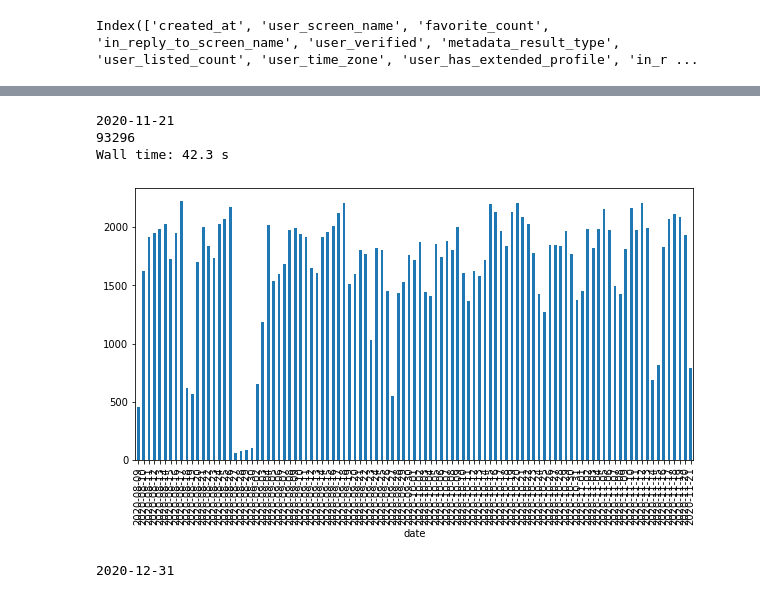
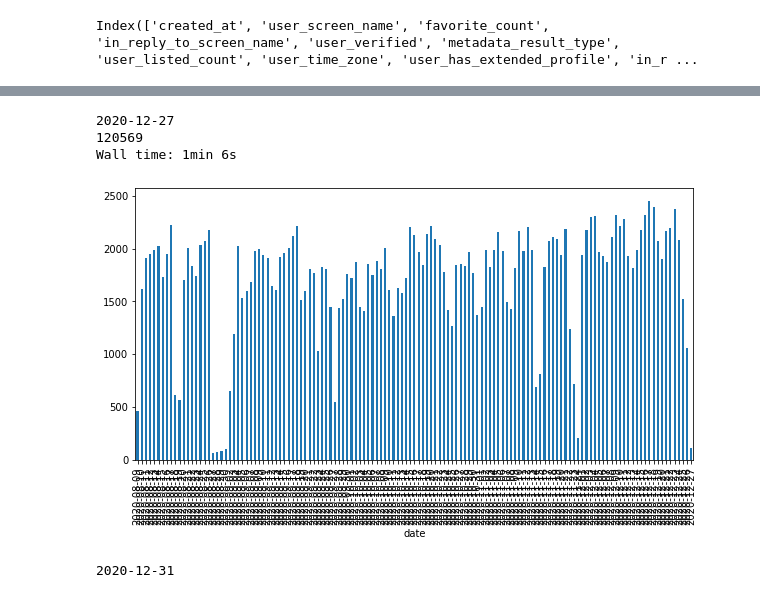
Before and after one commit to fletch22/alpha_media_signal, a Jupyter notebook: ams/notebooks/twitter/4-twitter_ml.ipynb, the cells around one changed output, grey strips where cells are left out. Cells and saved outputs as stored; diff of their text form; code cells hidden in the pictures.

```diff
--- a/ams/notebooks/twitter/4-twitter_ml.ipynb
+++ b/ams/notebooks/twitter/4-twitter_ml.ipynb
@@ -38,7 +38,7 @@ twitter_folder = 'twitter'
 
 tr_file_path = Path(constants.TWITTER_OUTPUT_RAW_PATH, "tip_ranked", "main", "tip_rank_2020-12-14_22-48-27-354.17.parquet")
 
-learning_prep_dir = Path(constants.DATA_PATH, twitter_folder, "learning_prep_drop", "lpd_2020-12-06_14-00-19-584.44")
+learning_prep_dir = Path(constants.DATA_PATH, twitter_folder, "great_reduction", "main")
 # learning_prep_dir = Path(constants.DATA_PATH, twitter_folder, "learning_prep_drop", "lpd")
 
 file_paths = file_services.list_files(parent_path=learning_prep_dir, ends_with=".parquet", use_dir_recursion=True)
@@ -76,17 +46,11 @@ Wall time: 0 ns
 %%time
 
 all_dfs = []
-
 for f in file_paths:
     df = pd.read_parquet(f)
-
-    df_reduced = group_and_reduce(df=df)
-#     df = df.sample(frac=fraction)
-    all_dfs.append(df_reduced)
-
+    all_dfs.append(df)
 
 df_twitter_raw = pd.concat(all_dfs, axis=0)
-df_twitter_raw = group_and_reduce(df=df_twitter_raw)
 
 max_date = df_twitter_raw["date"].max()
 print(f"Max date: {max_date}")
@@ -123,27 +88,27 @@ Wall time: 3.33 s
 # %%
 %%time
 df_twitter = df_booled
-del df_booled
+
 def coerce_convert_to_numeric(df: pd.DataFrame, col: str):
     df[col] = pd.to_numeric(df[col], errors='coerce')
     df[col] = df[col].fillna(0)
     return df
 
 df_twitter = coerce_convert_to_numeric(df=df_twitter, col="user_followers_count")
 df_twitter = coerce_convert_to_numeric(df=df_twitter, col="f22_sentiment_compound")
 df_twitter = coerce_convert_to_numeric(df=df_twitter, col="f22_compound_score")
 
-df_stock_data = twitter_service.get_stock_data_for_twitter_companies(df_tweets=df_twitter, num_days_in_future=5)
+df_stock_data = twitter_service.get_stock_data_for_twitter_companies(df_tweets=df_twitter, num_days_in_future=1)
 
 print(df_twitter["date"].max())
 print(df_stock_data.shape[0])
 
 show_distribution(df=df_twitter)
 # %% [output]
-2020-11-21
-93296
-Wall time: 42.3 s
+2020-12-27
+120569
+Wall time: 1min 6s
-[figure, old version]
+[figure, new version]
 # %%
 df_rec_quart_drop = twitter_service.get_all_quarterly_data_for_twitter()
 
```
Also changed, not shown: parts of 35 cells of this notebook, 29 other files.
